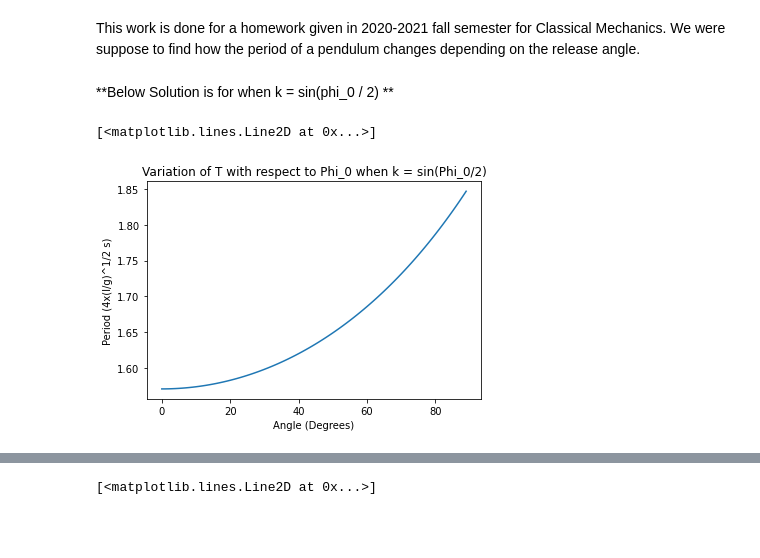
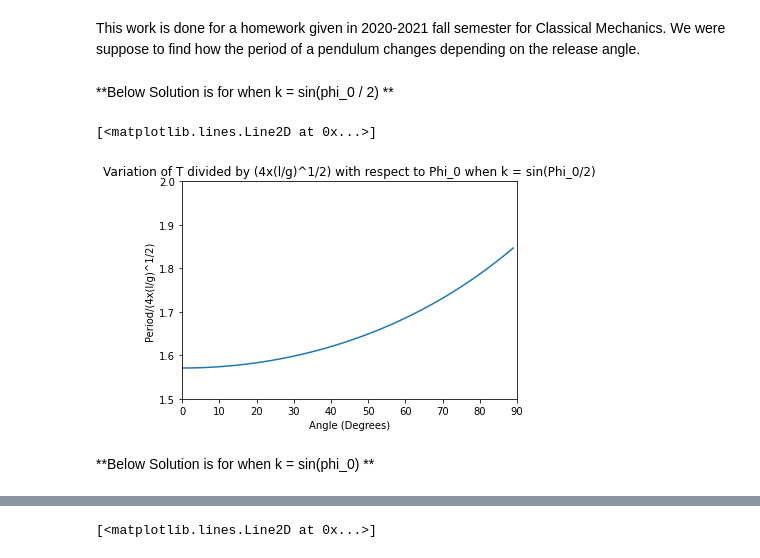
Before and after one commit to CalciumNitrade/Numerical-Solutions-of-Some-Physics-Problems, a Jupyter notebook: EllipticIntegralofFirstKind.ipynb, the cells around one changed output, grey strips where cells are left out. Saved outputs shown, nothing was run; the diff lists cells and outputs as text; code cells hidden in the pictures; blank space fills up the shorter version.

```diff
--- a/EllipticIntegralofFirstKind.ipynb
+++ b/EllipticIntegralofFirstKind.ipynb
@@ -6,6 +6,33 @@ import scipy as sci
 import numpy as np
 import matplotlib.pyplot as plt
 from scipy import integrate
+# %%
+def ellipticfirst(x,k):
+
+  kSin = (np.sin(np.deg2rad(k)/2)*(np.sin(x)))**2
+  innerRoot = (1-kSin)
+  divider = np.sqrt(innerRoot)
+
+  return np.power(divider,-1)
+# %% [markdown]
+**Below Solution is for when k = sin(phi_0 / 2) **
+# %%
+valuesPhi0Over2 = []
+for k in range (90):
+      valuesPhi0Over2.append(integrate.quad(ellipticfirst,0,np.pi/2,args=(k)))
+# %%
+integralValues = np.array(valuesPhi0Over2)
+plt.xlabel("Angle (Degrees)")
+plt.ylim(1.5,2)
+plt.xlim(0,90)
+plt.ylabel("Period/(4x(l/g)^1/2)")
+plt.title("Variation of T divided by (4x(l/g)^1/2) with respect to Phi_0 when k = sin(Phi_0/2)")
+plt.plot(integralValues[:,0])
+# %% [output]
+[<matplotlib.lines.Line2D at 0x...>]
+[figure, added]
+# %% [markdown]
+**Below Solution is for when k = sin(phi_0) **
 # %%
 def ellipticfirst(x,k):
 
@@ -14,5 +41,3 @@ def ellipticfirst(x,k):
   divider = np.sqrt(innerRoot)
 
   return np.power(divider,-1)
-# %% [markdown]
-**Below Solution is for when k = sin(phi_0 / 2) **
@@ -23,9 +43,0 @@ for k in range (90):
-# %%
-integralValues = np.array(valuesPhi0Over2)
-plt.xlabel("Angle (Degrees)")
-plt.ylabel("Period (4x(l/g)^1/2 s)")
-plt.title("Variation of T with respect to Phi_0 when k = sin(Phi_0/2)")
-plt.plot(integralValues[:,0])
-# %% [output]
-[<matplotlib.lines.Line2D at 0x...>]
-[figure, removed]
```
Also changed, not shown: parts of 3 cells of this notebook.
